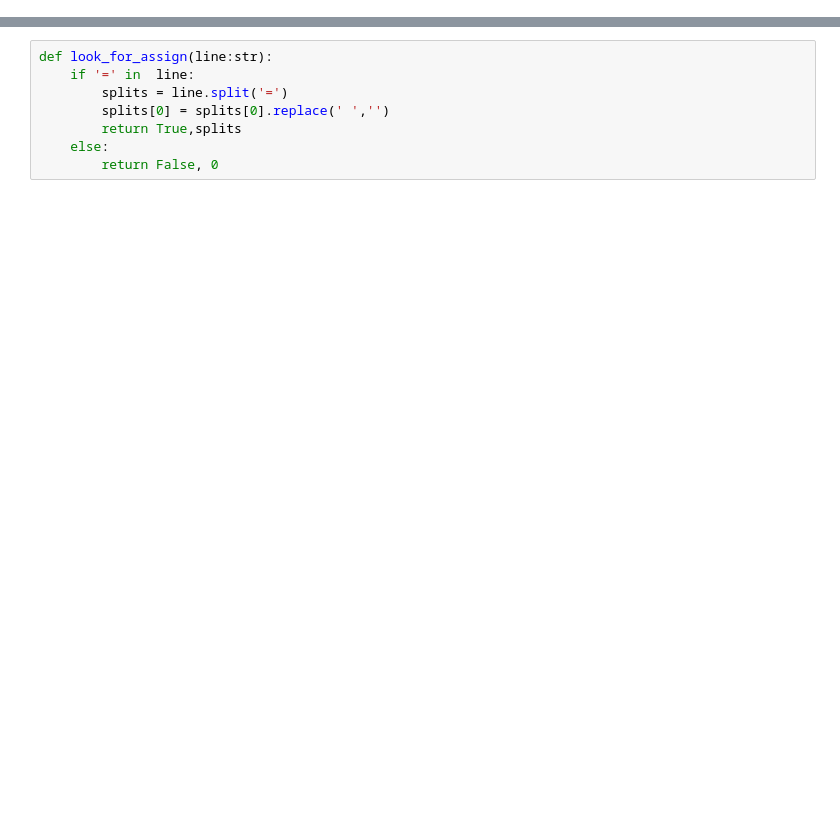
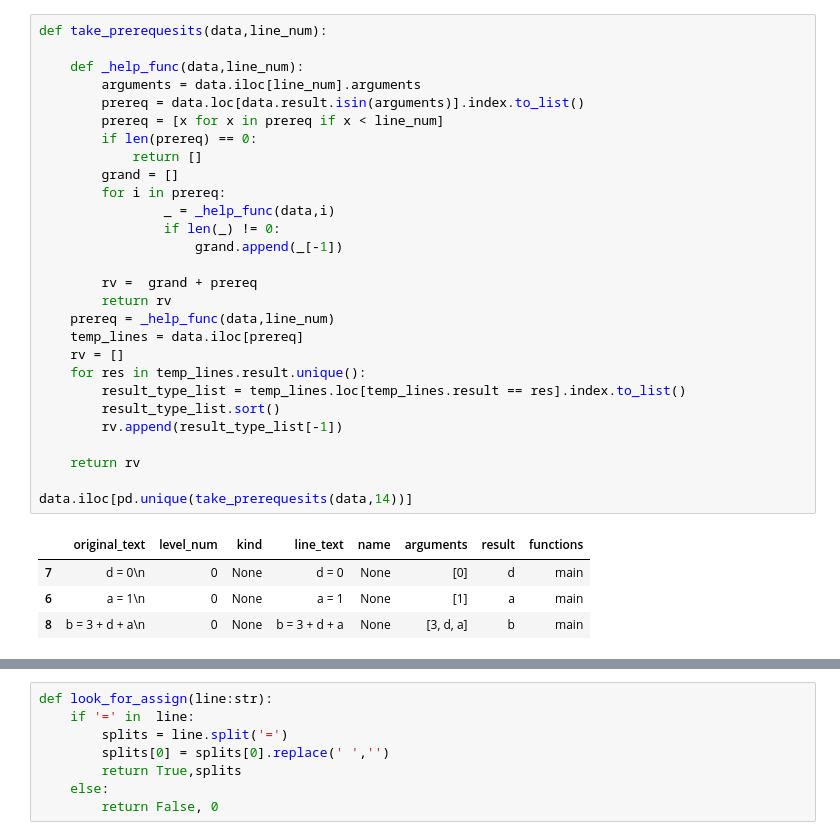
Before and after one commit to MaciejZajkowski/ECOTE-Proj, a Jupyter notebook: notebooks/testing-temp.ipynb, the cells around one changed output, grey strips where cells are left out. Saved outputs shown, nothing was run; the diff lists cells and outputs as text; blank space fills up the shorter version.

```diff
--- a/notebooks/testing-temp.ipynb
+++ b/notebooks/testing-temp.ipynb
@@ -18,0 +97,33 @@ lines
+# %%
+def take_prerequesits(data,line_num):
+
+    def _help_func(data,line_num):
+        arguments = data.iloc[line_num].arguments
+        prereq = data.loc[data.result.isin(arguments)].index.to_list()
+        prereq = [x for x in prereq if x < line_num]
+        if len(prereq) == 0:
+            return []
+        grand = []
+        for i in prereq:
+                _ = _help_func(data,i)
+                if len(_) != 0:
+                    grand.append(_[-1])
+
+        rv =  grand + prereq
+        return rv
+    prereq = _help_func(data,line_num)
+    temp_lines = data.iloc[prereq]
+    rv = []
+    for res in temp_lines.result.unique():
+        result_type_list = temp_lines.loc[temp_lines.result == res].index.to_list()
+        result_type_list.sort()
+        rv.append(result_type_list[-1])
+
+    return rv
+
+data.iloc[pd.unique(take_prerequesits(data,14))]
+# %% [output]
+|  | original_text | level_num | kind | line_text | name | arguments | result | functions |
+| 7 | d = 0\n | 0 | None | d = 0 | None | [0] | d | main |
+| 6 | a = 1\n | 0 | None | a = 1 | None | [1] | a | main |
+| 8 | b = 3 + d + a\n | 0 | None | b = 3 + d + a | None | [3, d, a] | b | main |
```
Also changed, not shown: parts of 28 cells of this notebook, 2 other files.
